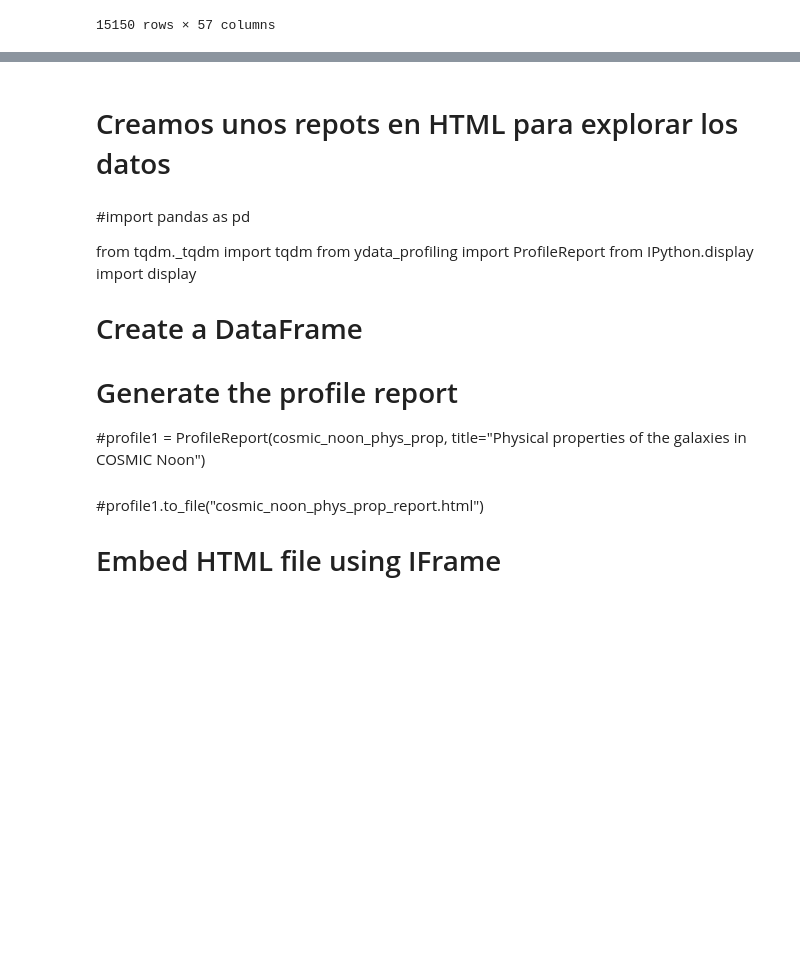
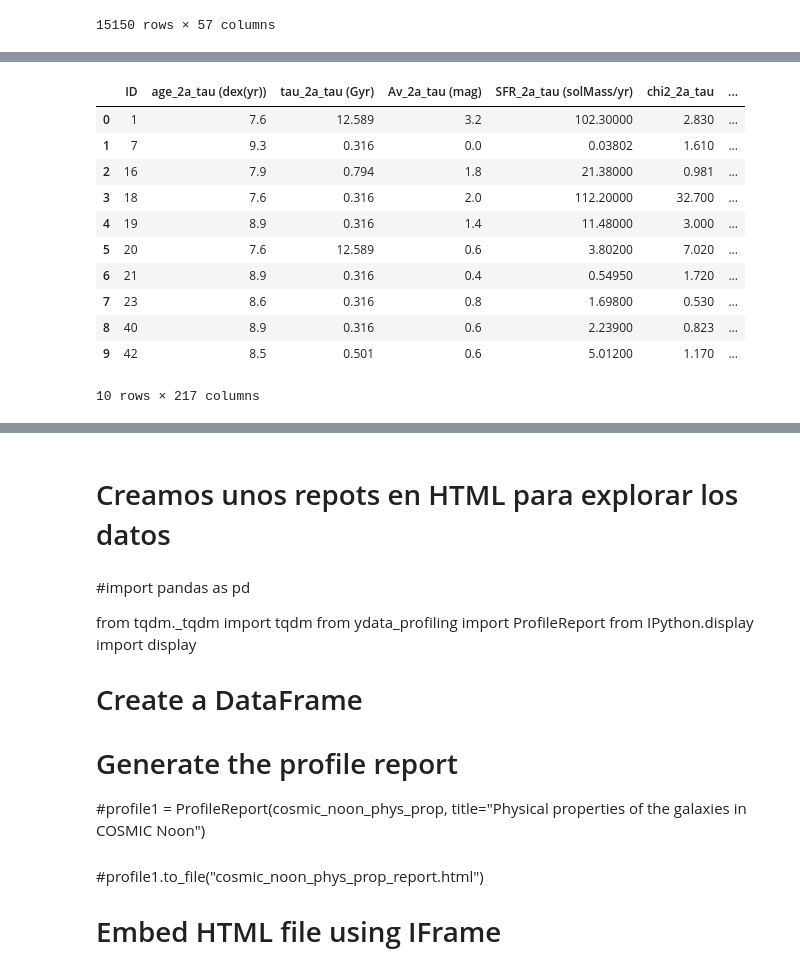
Before and after one commit to PhyAMR/TrabajoFinDeGrado, a Jupyter notebook: ExpTFG.ipynb, the cells around one changed output, grey strips where cells are left out. Cells and saved outputs as stored; diff of their text form; code cells hidden in the pictures; blank space fills up the shorter version.

Commit message:
Selected the fontana data and ploted some relations

```diff
--- a/ExpTFG.ipynb
+++ b/ExpTFG.ipynb
@@ -193,7 +193,7 @@ mass_data.columns = ["ID"
 ,"zspec "
 ,"q_zspec "
 ,"r_zspec "
-,"zbest "
+,"zbestM "
 ,"zphot_l68 "
 ,"zphot_u68 "
 ,"zphot_l95 "
@@ -415,25 +383 @@ print(json.dumps(db,indent=2))
 }
-# %%
-import json
-def filter_redsift(phot_data,mass_data,phys_prop_data,z =[(0.0,0.4),(0.8,1.2),(1.5,2.5)]):
-    db = {}
-
-    for z_min, z_max in z:
-        a = phot_data[(z_min<=phot_data["z_best "])& (phot_data["z_best "]<=z_max)]
-        b = mass_data[(z_min<=phot_data["z_best "])& (phot_data["z_best "]<=z_max)]
-        c = phys_prop_data[(z_min<=phot_data["z_best "])& (phot_data["z_best "]<=z_max)]
-
-        db['Mass z='+str(z_min)+'-'+str(z_max)]= f"Columns:{a.shape[1]} Rows:{a.shape[0]}"
-        db['Photo z='+str(z_min)+'-'+str(z_max)]= f"Columns:{b.shape[1]} Rows:{b.shape[0]}"
-        db['Phys_prop z='+str(z_min)+'-'+str(z_max)]= f"Columns:{c.shape[1]} Rows:{c.shape[0]}"
-
-
-
-
-
-
-
-    return db
-
-db = filter_redsift(phot_data,mass_data,phys_prop_data)
-print(json.dumps(db,indent=2))
@@ -452,8 +384,10 @@ print(json.dumps(db,indent=2))
 # %%
 def filter_redsift(z_min,z_max,phot_data,mass_data,phys_prop_data):
+    """ Esta función filtra los datos para un rango de valores de z. Teniendo en cuenta que los valores de z son diferentes
+    para datasets de Photometry y Mass y que Physical Properties no tiene este dato, por lo que el filtro consiste en que esté en unos de los otros dos datasets. """
     a = phot_data[(z_min<=phot_data["z_best "])& (phot_data["z_best "]<=z_max)]
-    b = mass_data[(z_min<=mass_data["zbest "])& (mass_data["zbest "]<=z_max)]
-    c = phys_prop_data[phys_prop_data["ID"].isin(a["ID"] | b["ID"])]
+    b = mass_data[(z_min<=mass_data["zbestM "])& (mass_data["zbestM "]<=z_max)]
+    c = phys_prop_data[phys_prop_data["ID"].isin(pd.concat([a["ID"], b["ID"]]).unique())]
     return a, b, c
 
 cosmic_noon_phot, cosmic_noon_mass, cosmic_noon_phys_prop = filter_redsift(1.5,2.5,phot_data,mass_data,phys_prop_data)
@@ -501,0 +410,19 @@ ValueError: 'vertices' must be 2D with shape (N, 2), but your input has shape (0
+# %%
+merged1 = pd.merge(cosmic_noon_phot,cosmic_noon_mass, left_on = 'ID', right_on = 'ID', how = 'inner')
+
+merged2 = pd.merge(cosmic_noon_phys_prop,merged1, left_on = 'ID', right_on = 'ID', how = 'inner')
+
+merged2.head(10)
+# %% [output]
+|  | ID | age_2a_tau (dex(yr)) | tau_2a_tau (Gyr) | Av_2a_tau (mag) | SFR_2a_tau (solMass/yr) | chi2_2a_tau | ... |
+| 0 | 1 | 7.6 | 12.589 | 3.2 | 102.30000 | 2.830 | ... |
+| 1 | 7 | 9.3 | 0.316 | 0.0 | 0.03802 | 1.610 | ... |
+| 2 | 16 | 7.9 | 0.794 | 1.8 | 21.38000 | 0.981 | ... |
+| 3 | 18 | 7.6 | 0.316 | 2.0 | 112.20000 | 32.700 | ... |
+| 4 | 19 | 8.9 | 0.316 | 1.4 | 11.48000 | 3.000 | ... |
+| 5 | 20 | 7.6 | 12.589 | 0.6 | 3.80200 | 7.020 | ... |
+| 6 | 21 | 8.9 | 0.316 | 0.4 | 0.54950 | 1.720 | ... |
+| 7 | 23 | 8.6 | 0.316 | 0.8 | 1.69800 | 0.530 | ... |
+| 8 | 40 | 8.9 | 0.316 | 0.6 | 2.23900 | 0.823 | ... |
+| 9 | 42 | 8.5 | 0.501 | 0.6 | 5.01200 | 1.170 | ... |
+10 rows × 217 columns
```
Also changed, not shown: parts of 19 cells of this notebook, 5 other files.
